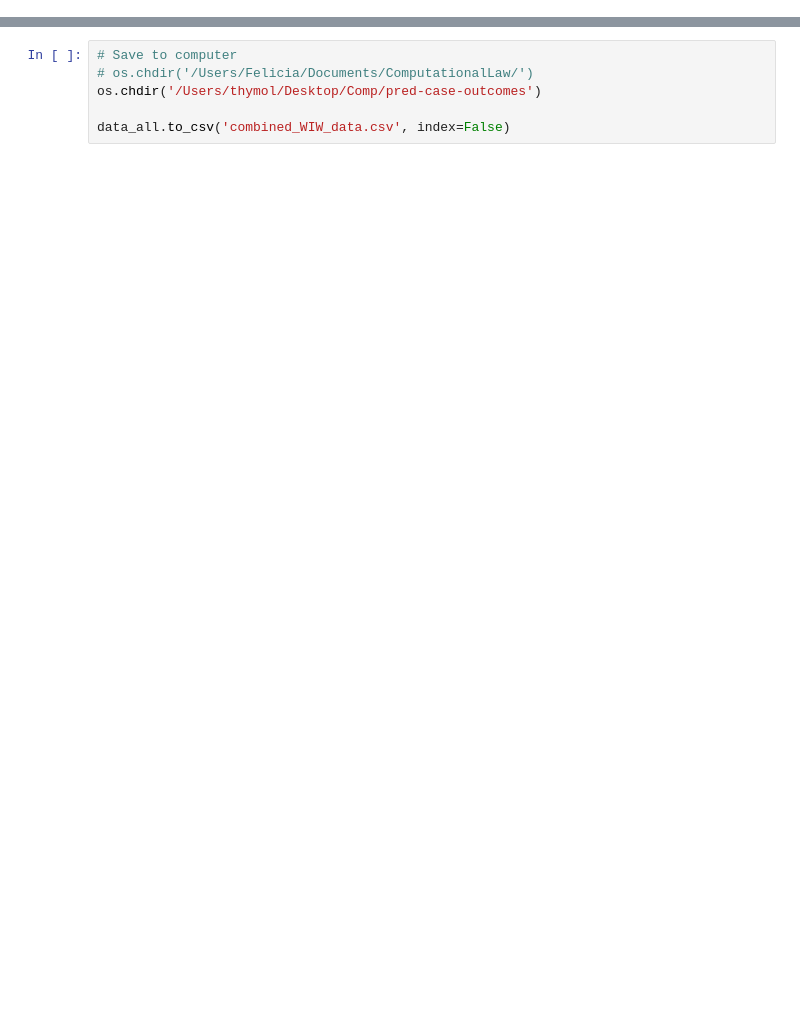
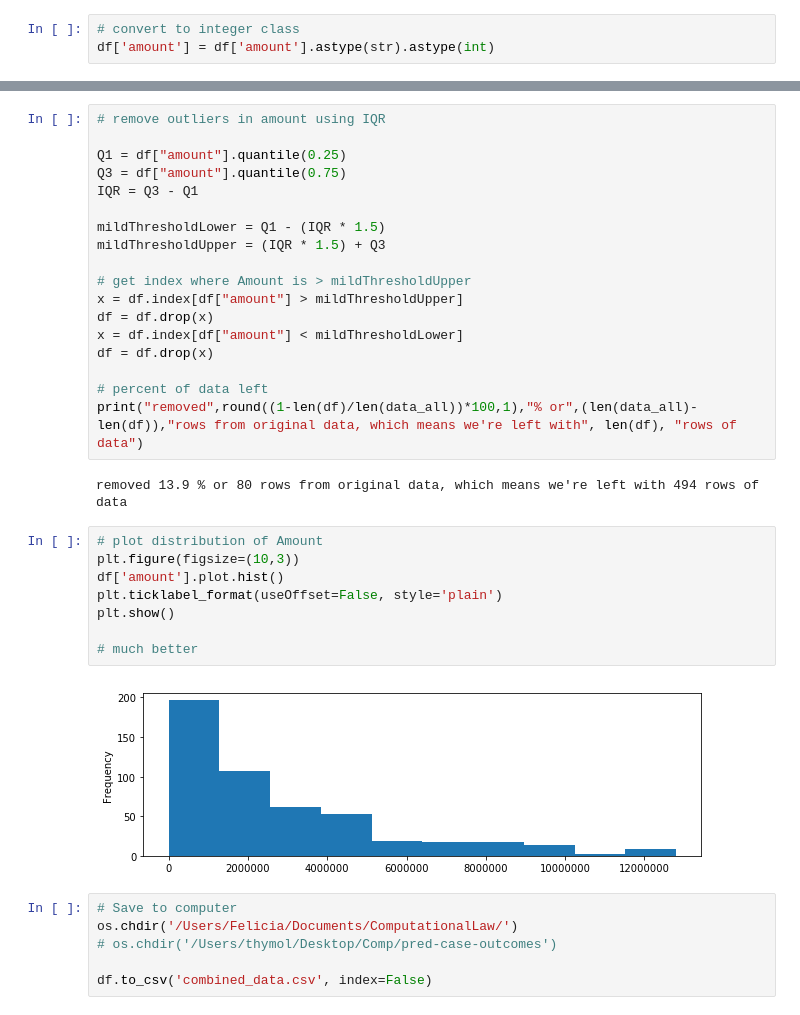
Before and after one commit to josephjavery1/pred-case-outcomes, a Jupyter notebook: WIW_createDF.ipynb, the cells around one changed output, grey strips where cells are left out. Saved outputs shown, nothing was run; the diff lists cells and outputs as text; blank space fills up the shorter version.

```diff
--- a/WIW_createDF.ipynb
+++ b/WIW_createDF.ipynb
@@ -437,0 +492,3 @@ data_all
+# %%
+# convert to integer class
+df['amount'] = df['amount'].astype(str).astype(int)
@@ -438,6 +505,36 @@ data_all
+# %%
+# remove outliers in amount using IQR
+
+Q1 = df["amount"].quantile(0.25)
+Q3 = df["amount"].quantile(0.75)
+IQR = Q3 - Q1
+
+mildThresholdLower = Q1 - (IQR * 1.5)
+mildThresholdUpper = (IQR * 1.5) + Q3
+
+# get index where Amount is > mildThresholdUpper
+x = df.index[df["amount"] > mildThresholdUpper]
+df = df.drop(x)
+x = df.index[df["amount"] < mildThresholdLower]
+df = df.drop(x)
+
+# percent of data left
+print("removed",round((1-len(df)/len(data_all))*100,1),"% or",(len(data_all)-len(df)),"rows from original data, which means we're left with", len(df), "rows of data")
+# %% [output]
+removed 13.9 % or 80 rows from original data, which means we're left with 494 rows of data
+# %%
+# plot distribution of Amount
+plt.figure(figsize=(10,3))
+df['amount'].plot.hist()
+plt.ticklabel_format(useOffset=False, style='plain')
+plt.show()
+
+# much better
+# %% [output]
+[figure, added]
 # %%
 # Save to computer
-# os.chdir('/Users/Felicia/Documents/ComputationalLaw/')
-os.chdir('/Users/thymol/Desktop/Comp/pred-case-outcomes')
+os.chdir('/Users/Felicia/Documents/ComputationalLaw/')
+# os.chdir('/Users/thymol/Desktop/Comp/pred-case-outcomes')
 
-data_all.to_csv('combined_WIW_data.csv', index=False)
+df.to_csv('combined_data.csv', index=False)
```
Also changed, not shown: parts of 13 cells of this notebook.
